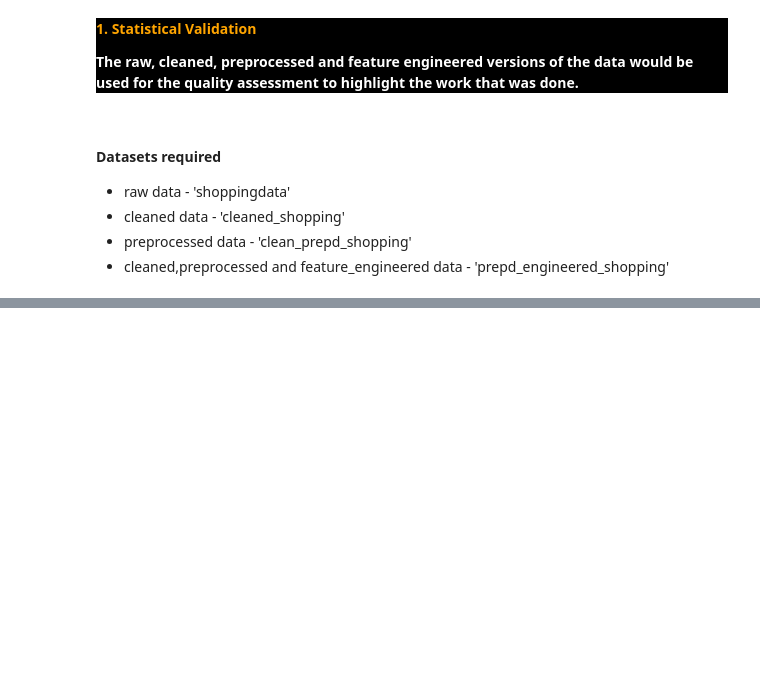
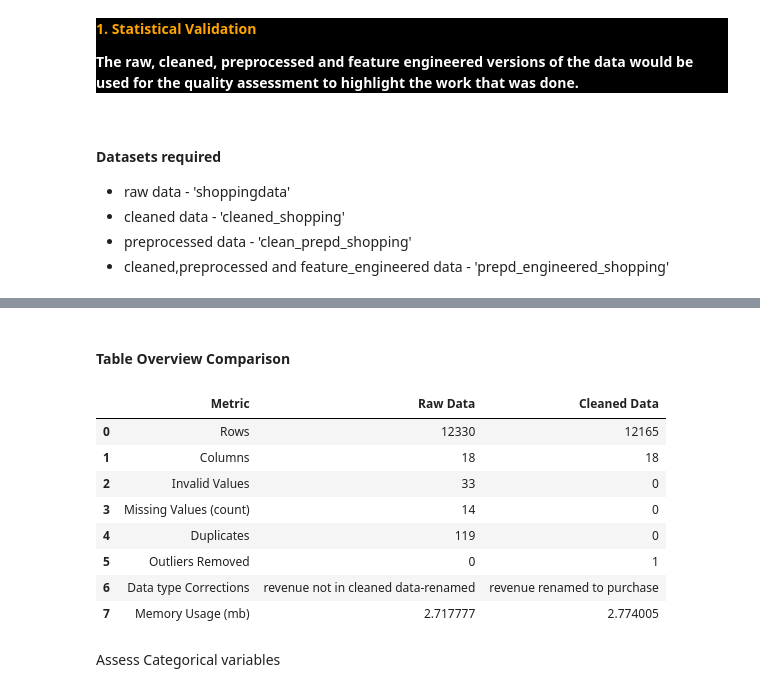
Before and after one commit to Craphtr/online-shopping-ml-case-study, a Jupyter notebook: data_quality_assessment.ipynb, the cells around one changed output, grey strips where cells are left out. Cells and saved outputs as stored; diff of their text form; code cells hidden in the pictures; blank space fills up the shorter version.

```diff
--- a/data_quality_assessment.ipynb
+++ b/data_quality_assessment.ipynb
@@ -127,0 +170,3 @@ Missing Data
+# %%
+raw_miss = shoppingdata.apply(lambda x: x.isna().sum())
+clean_miss = cleaned_shopping.apply(lambda x: x.isna().sum())
@@ -127,0 +175,3 @@ Missing Data
+# %%
+raw_dup = shoppingdata.duplicated().sum()
+clean_dup = cleaned_shopping.duplicated().sum()
@@ -127,0 +220,3 @@ Missing Data
+# %%
+raw_mem = shoppingdata.memory_usage(deep=True).sum()/ (1024 ** 2)
+clean_mem = cleaned_shopping.memory_usage(deep=True).sum()/ (1024 ** 2)
@@ -127,0 +251,19 @@ Missing Data
+# %% [markdown]
+#### __Table Overview Comparison__
+# %%
+comparison_table = pd.DataFrame({'Metric':['Rows','Columns','Invalid Values','Missing Values (count)','Duplicates','Outliers Removed','Data type Corrections','Memory Usage (mb)'],
+                                 'Raw Data':[raw[0],raw[1],33,raw_miss.values[0],raw_dup,0,'revenue not in cleaned data-renamed',raw_mem],
+                                 'Cleaned Data': [clean_shape[0],clean_shape[1],0,clean_miss.values[0],clean_dup,1,'revenue renamed to purchase',clean_mem]})
+comparison_table
+# %% [output]
+|  | Metric | Raw Data | Cleaned Data |
+| 0 | Rows | 12330 | 12165 |
+| 1 | Columns | 18 | 18 |
+| 2 | Invalid Values | 33 | 0 |
+| 3 | Missing Values (count) | 14 | 0 |
+| 4 | Duplicates | 119 | 0 |
+| 5 | Outliers Removed | 0 | 1 |
+| 6 | Data type Corrections | revenue not in cleaned data-renamed | revenue renamed to purchase |
+| 7 | Memory Usage (mb) | 2.717777 | 2.774005 |
+# %% [markdown]
+Assess Categorical variables
```
Also changed, not shown: parts of 22 cells of this notebook.
